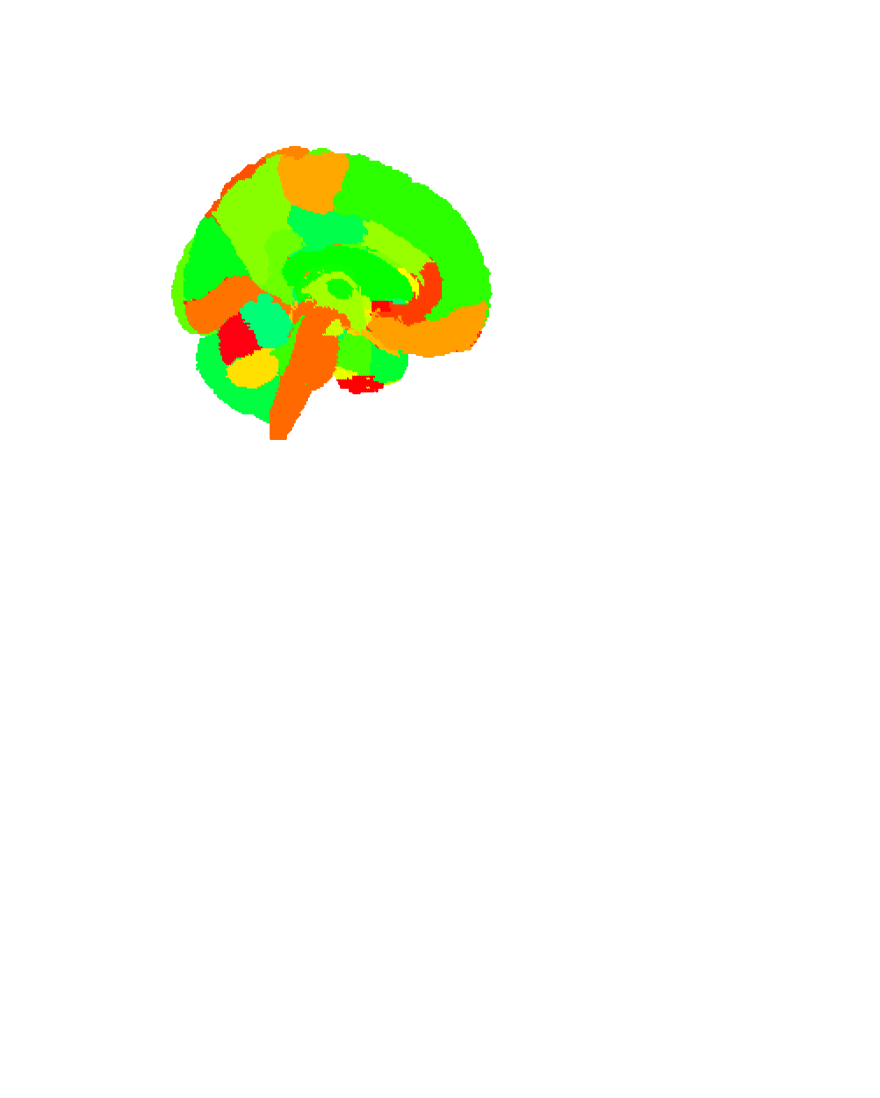
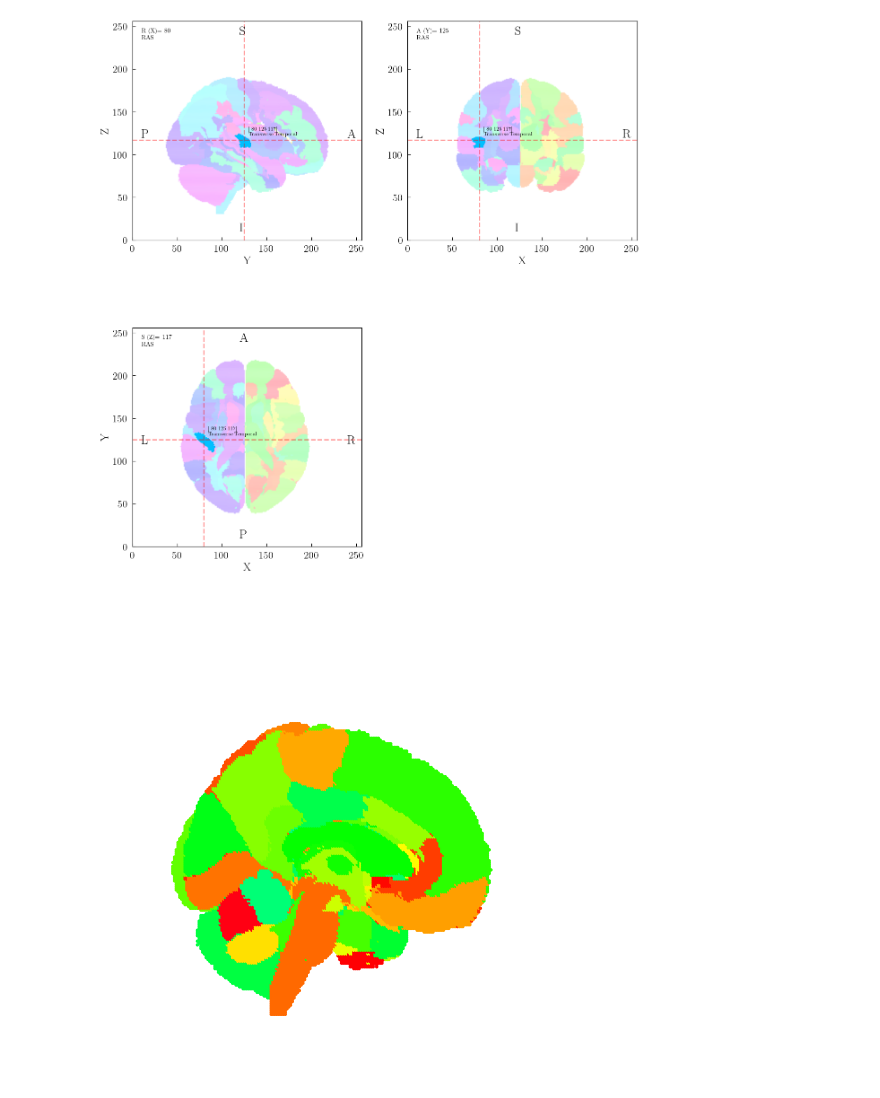
Before and after one commit to kdotdot/cerebra_atlas_python, a Jupyter notebook: notebooks/2d_example.ipynb, the cells around one changed output. Drawn from its saved outputs; the diff is of its cells as text; code cells hidden in the pictures; blank space fills up the shorter version.

```diff
--- a/notebooks/2d_example.ipynb
+++ b/notebooks/2d_example.ipynb
@@ -15,3 +18,8 @@ fig.savefig("../images/orthoview_example.png",bbox_inches='tight')
+# %%
+fig, axs = cerebra.orthoview(plot_highlighted_region=65)
+fig.savefig("../images/out.png",bbox_inches='tight')
+# %% [output]
+[figure, added]
 # %%
 
 fig, ax = cerebra.plot(add_top_left_info=False, add_coordinate_frame_info=False,  add_grid=True, add_ax_labels=False)
```
Also changed, not shown: parts of 3 cells of this notebook, 10 other files.
